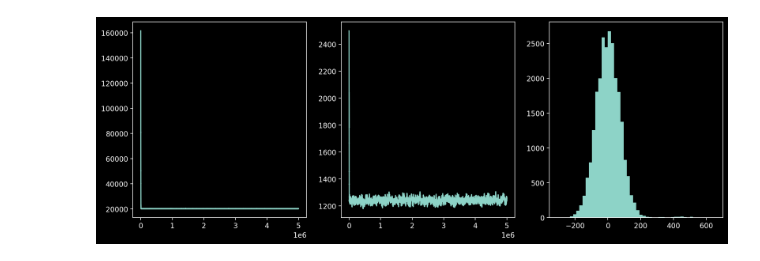
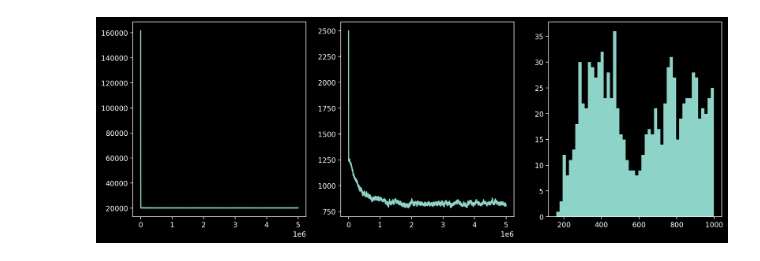
Before and after one commit to vilasopher/jupyter-notebooks, a Jupyter notebook: python/random/triangles.ipynb, the cells around one changed output. Saved outputs shown, nothing was run; the diff lists cells and outputs as text; code cells hidden in the pictures.

```diff
--- a/python/random/triangles.ipynb
+++ b/python/random/triangles.ipynb
@@ -6,7 +6,7 @@ from tqdm import tqdm
 import numpy as np
 # %%
 n = 100
-p = 0.3
+p = 0.05
 r = 0.5
 
 nchoose3 = n*(n-1)*(n-2)/6
@@ -37,32 +37,32 @@ for i in tqdm(range(5000000)):
         if newtcount >= nchoose3 * r**3:
             G.remove_edge(u,v)
             tcount = newtcount
             if u < n//2 and v >= n//2 or u >= n//2 and v < n//2:
                 cutsize -= 1
 
     tcounts.append(tcount)
     cutsizes.append(cutsize)
 
     if i % 10000 == 0 and i > 10000:
         graphs.append(G.copy())
 
 def overlap(G,H):
     o = 0
     for u in range(n):
         for v in range(u):
             if G.has_edge(u,v) ^ H.has_edge(u,v):
                 o -= 1
             else:
                 o += 1
-    return o
+    return o / 2
 
 fig, ax = plt.subplots(1,3, figsize=(15,5))
 _=ax[0].plot(tcounts)
 _=ax[1].plot(cutsizes)
 
 ns = list(range(len(graphs)))
 overlaps = [ overlap(graphs[i],graphs[ra.choice(ns)]) for i in tqdm(range(len(graphs))) for j in range(50) ]
 overlaps = np.array(overlaps)
 _=ax[2].hist(overlaps[np.abs(overlaps) < 1000], bins=50)
 # %% [output]
-[figure, old version]
+[figure, new version]
```
Also changed, not shown: parts of 6 cells of this notebook.
